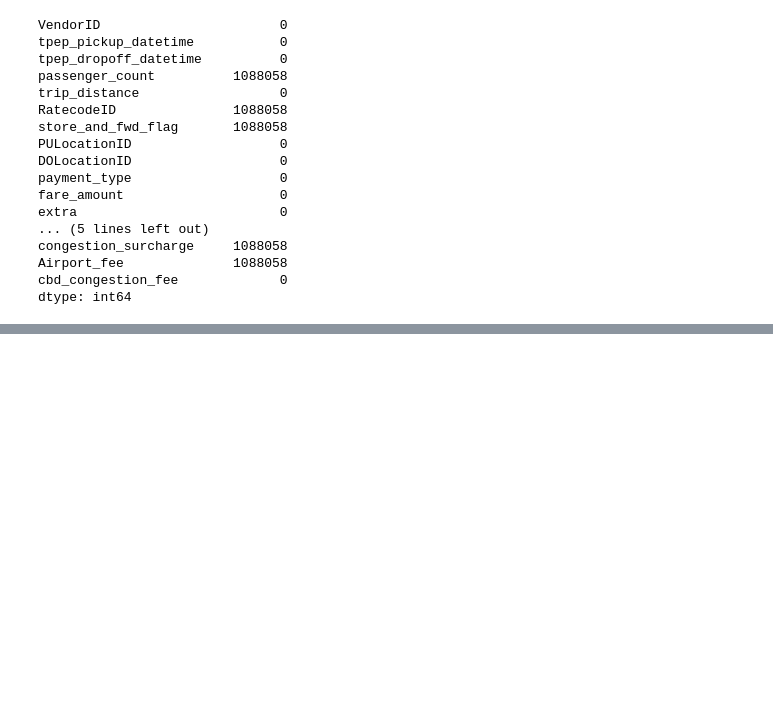
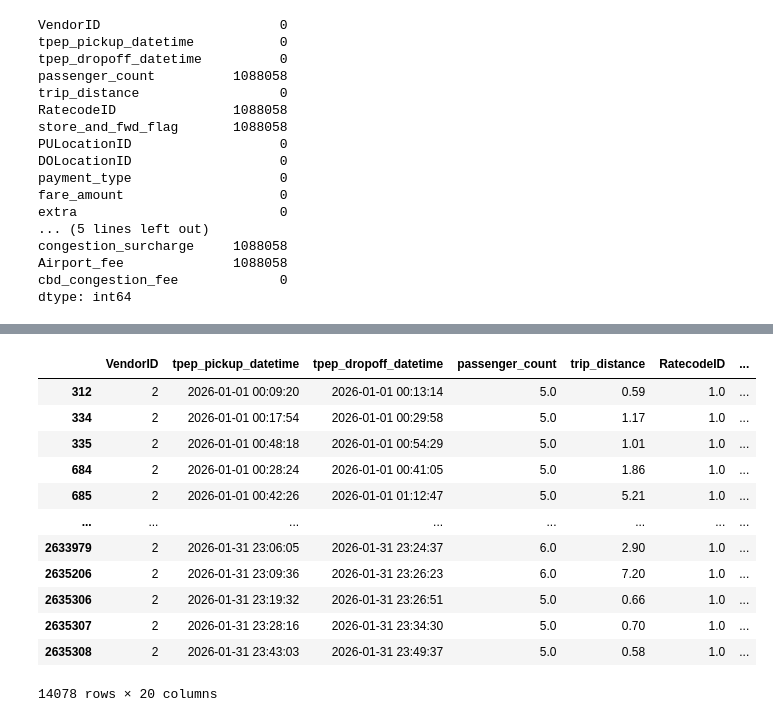
Before and after one commit to samuel54illinois/NYC_TLC_Trip_Record_Analysis, a Jupyter notebook: notebook_analysis/0_data_audit.ipynb, the cells around one changed output, grey strips where cells are left out. Saved outputs shown, nothing was run; the diff lists cells and outputs as text; code cells hidden in the pictures; blank space fills up the shorter version.

```diff
--- a/notebook_analysis/0_data_audit.ipynb
+++ b/notebook_analysis/0_data_audit.ipynb
@@ -225,0 +288,16 @@ They all miss same amount of values which is 1088058 rows
+# %%
+yellow_trip_data[yellow_trip_data['passenger_count'] > 4]
+# %% [output]
+|  | VendorID | tpep_pickup_datetime | tpep_dropoff_datetime | passenger_count | trip_distance | RatecodeID | ... |
+| 312 | 2 | 2026-01-01 00:09:20 | 2026-01-01 00:13:14 | 5.0 | 0.59 | 1.0 | ... |
+| 334 | 2 | 2026-01-01 00:17:54 | 2026-01-01 00:29:58 | 5.0 | 1.17 | 1.0 | ... |
+| 335 | 2 | 2026-01-01 00:48:18 | 2026-01-01 00:54:29 | 5.0 | 1.01 | 1.0 | ... |
+| 684 | 2 | 2026-01-01 00:28:24 | 2026-01-01 00:41:05 | 5.0 | 1.86 | 1.0 | ... |
+| 685 | 2 | 2026-01-01 00:42:26 | 2026-01-01 01:12:47 | 5.0 | 5.21 | 1.0 | ... |
+| ... | ... | ... | ... | ... | ... | ... | ... |
+| 2633979 | 2 | 2026-01-31 23:06:05 | 2026-01-31 23:24:37 | 6.0 | 2.90 | 1.0 | ... |
+| 2635206 | 2 | 2026-01-31 23:09:36 | 2026-01-31 23:26:23 | 6.0 | 7.20 | 1.0 | ... |
+| 2635306 | 2 | 2026-01-31 23:19:32 | 2026-01-31 23:26:51 | 5.0 | 0.66 | 1.0 | ... |
+| 2635307 | 2 | 2026-01-31 23:28:16 | 2026-01-31 23:34:30 | 5.0 | 0.70 | 1.0 | ... |
+| 2635308 | 2 | 2026-01-31 23:43:03 | 2026-01-31 23:49:37 | 5.0 | 0.58 | 1.0 | ... |
+14078 rows × 20 columns
```
Also changed, not shown: parts of 12 cells of this notebook.
